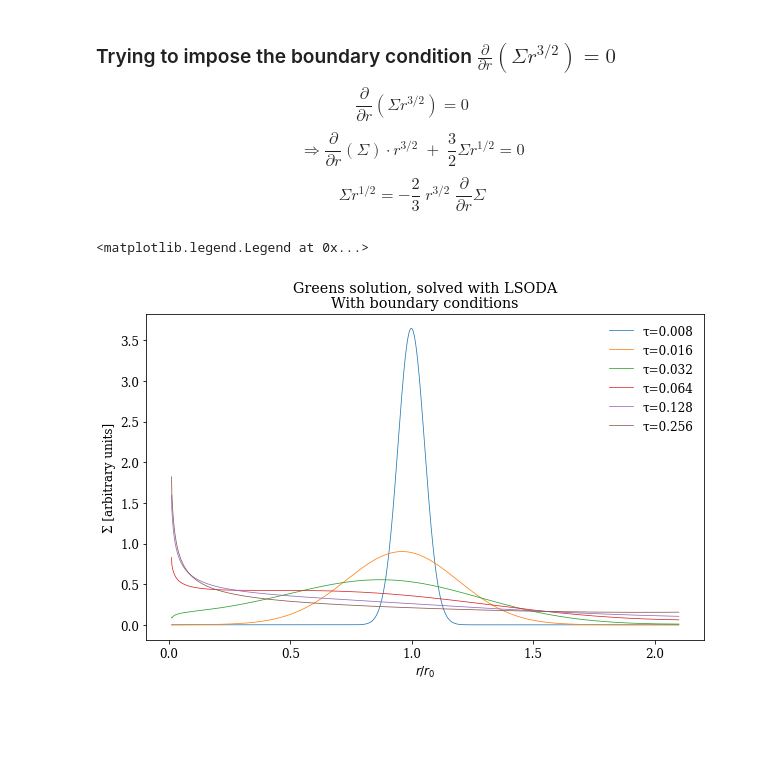
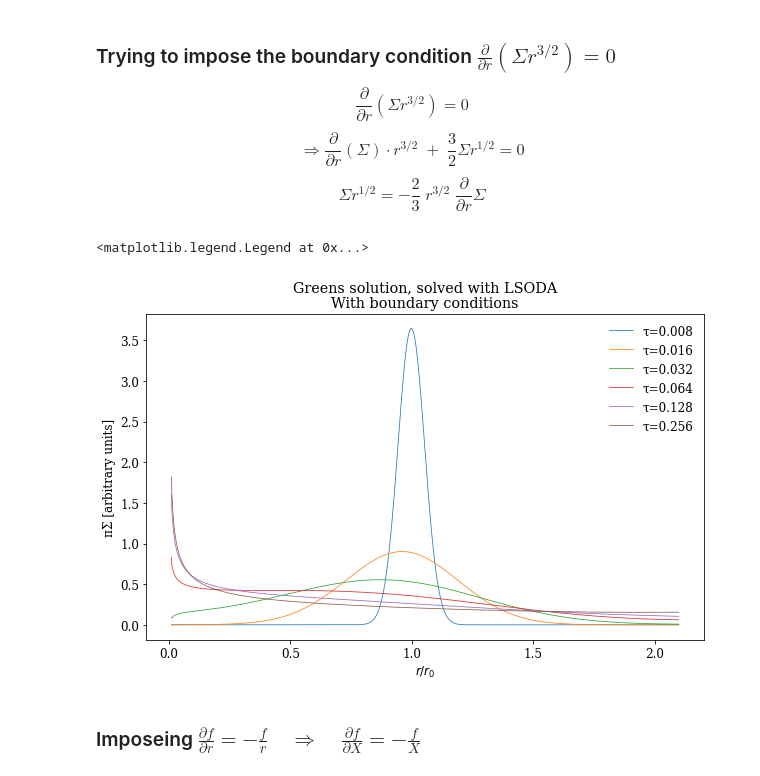
Before and after one commit to agent031/bachelor_code, a Jupyter notebook: Simple_solutions/evolution-greens_solution.ipynb, the cells around one changed output. Saved outputs shown, nothing was run; the diff lists cells and outputs as text; code cells hidden in the pictures; blank space fills up the shorter version.

Commit message:
Boundary boundary boundary

```diff
--- a/Simple_solutions/evolution-greens_solution.ipynb
+++ b/Simple_solutions/evolution-greens_solution.ipynb
@@ -406,11 +406,13 @@ sol = solve_ivp(disk_evolution, [times[1], times[-1]], y0 = anal_inital, t_eval
 # %%
 fig, axs = plt.subplots(figsize=(10,6))
 
 for τ in times[1:]:
     axs.plot(x, np.pi * sol.y[:, sol.t == τ], label=f'τ={τ}', lw=0.75)
 
-axs.set(title='Greens solution, solved with LSODA\nWith boundary conditions', ylabel='Σ [arbitrary units]', xlabel='$r/r_0$')
+axs.set(title='Greens solution, solved with LSODA\nWith boundary conditions', ylabel='πΣ [arbitrary units]', xlabel='$r/r_0$')
 plt.legend(frameon=False, loc = 'upper right')
 # %% [output]
 <matplotlib.legend.Legend at 0x...>
-[figure, old version]
+[figure, new version]
+# %% [markdown]
+### Imposeing $\frac{\partial f}{\partial r}=-\frac{f}{r}\quad\Rightarrow\quad\frac{\partial f}{\partial X}=-\frac{f}{X}$
```
Also changed, not shown: parts of 3 cells of this notebook.
